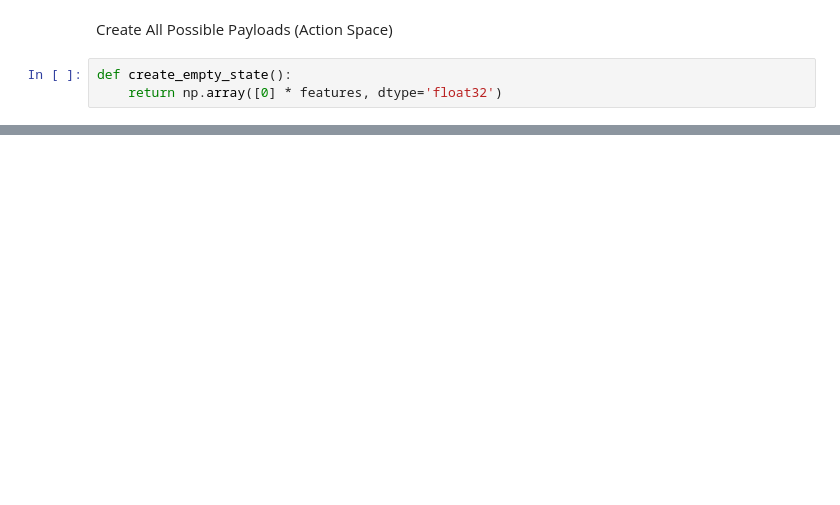
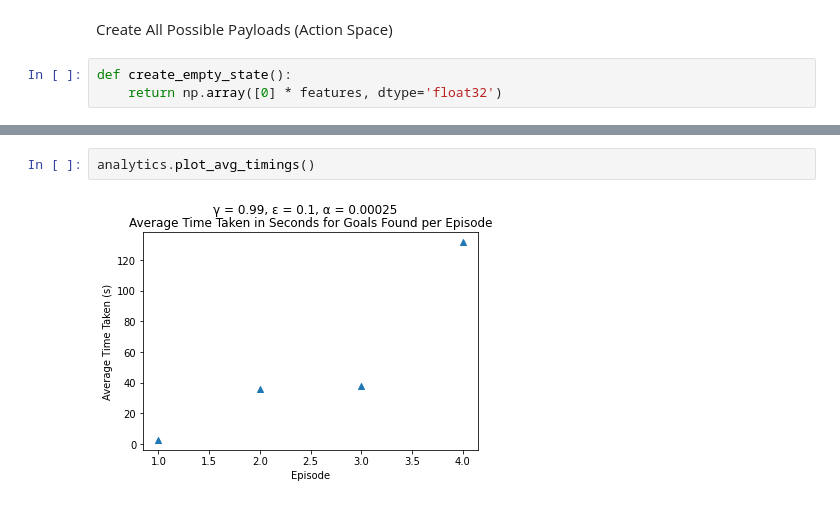
Before and after one commit to ilija-jankovic/sqli_rl, a Jupyter notebook: sqli_rl.ipynb, the cells around one changed output, grey strips where cells are left out. Drawn from its saved outputs; the diff is of its cells as text; blank space fills up the shorter version.

```diff
--- a/sqli_rl.ipynb
+++ b/sqli_rl.ipynb
@@ -631,0 +693,4 @@ analytics.plot_context_attempts()
+# %%
+analytics.plot_avg_timings()
+# %% [output]
+[figure, added]
```
Also changed, not shown: parts of 8 cells of this notebook.
